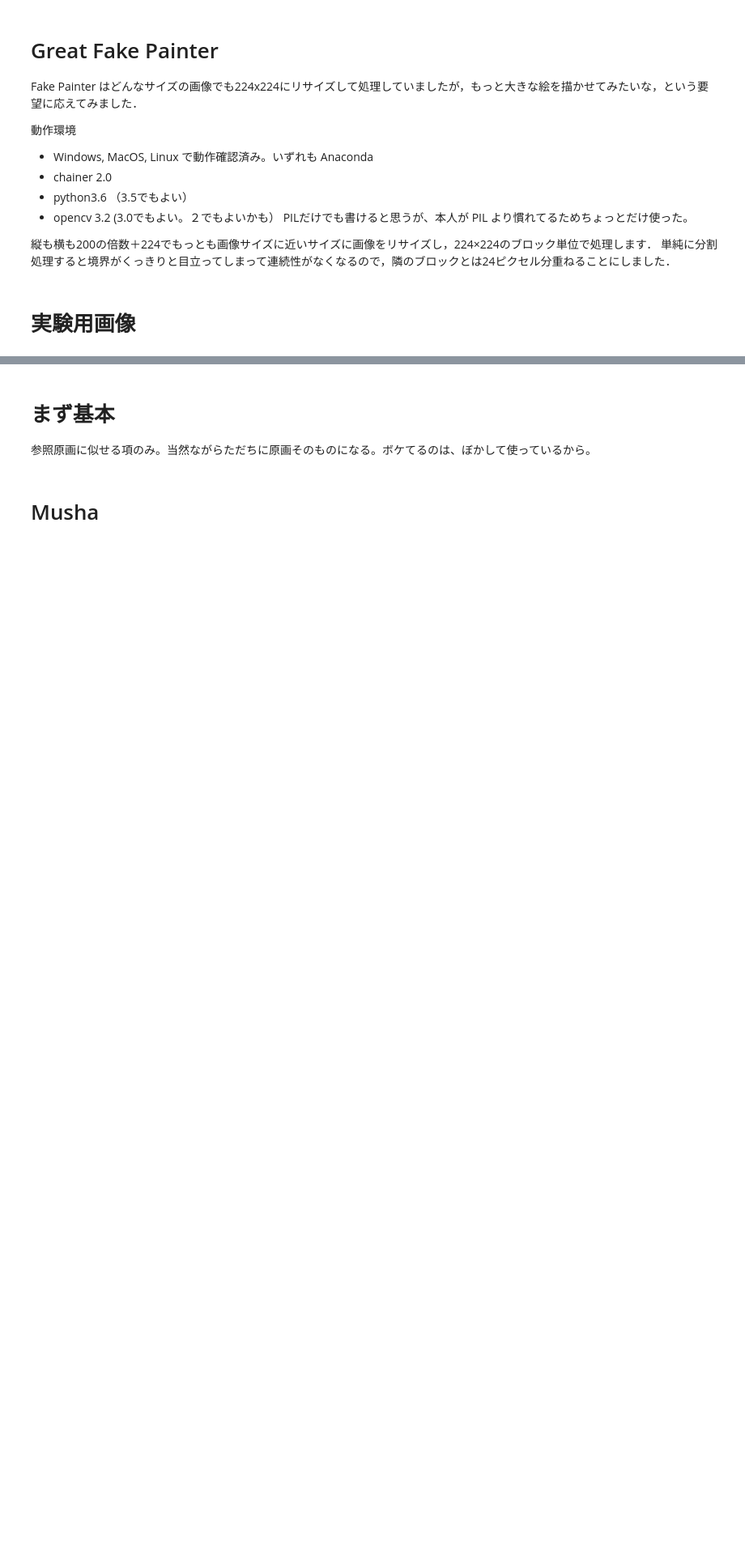
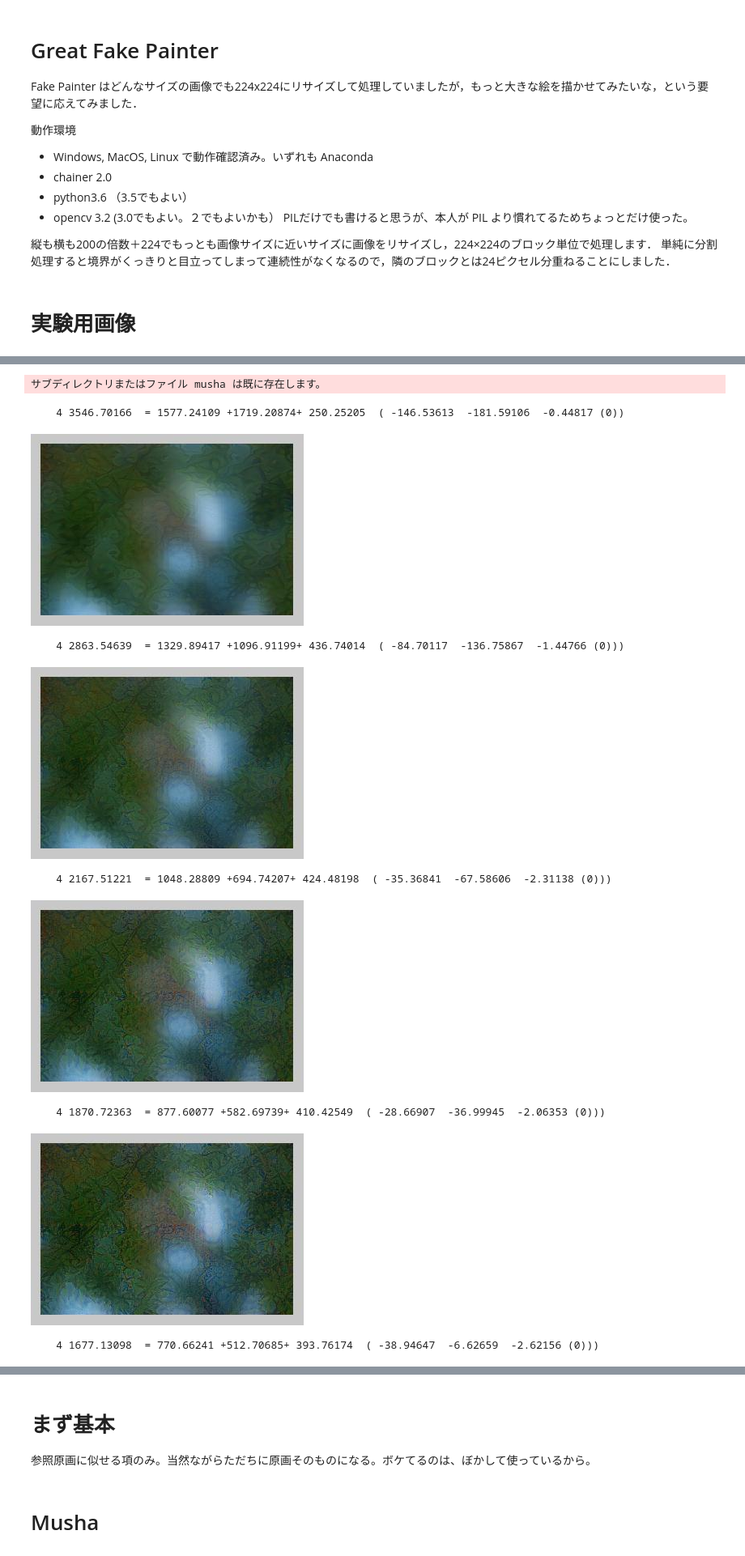
Before and after one commit to aquapathos/ChainerLesson, a Jupyter notebook: chainer/chainer-painter/Great Fake Painter.ipynb, the cells around one changed output, grey strips where cells are left out. Shown at 81% size. Saved outputs shown, nothing was run; the diff lists cells and outputs as text; code cells hidden in the pictures; blank space fills up the shorter version.

```diff
--- a/chainer/chainer-painter/Great Fake Painter.ipynb
+++ b/chainer/chainer-painter/Great Fake Painter.ipynb
@@ -258,10 +255,16 @@ def generate3(nn,oimg,style, steps=1,itr=100,cont=False,l1=['conv4_3','pool4'],
     # dlossliit: loss がこれ以上下がったら終わる
 
     # 描画対象画像の読み込み
-    Oimg = PIL.Image.open(oimg)  # 原画像
+    if type(oimg) == PIL.Image.Image: # 原画像
+        Oimg = oimg
+    else:
+        Oimg = getImage(oimg)
     (width,height) = Oimg.size   # 原画像のサイズ
     # スタイル画像をセット
-    styleimg = getImage(style)
+    if type(style) == PIL.Image.Image: #
+        styleimg = style
+    else:
+        styleimg = getImage(style)
 
     # Progress bar
     global progress0,progress1,progress2
@@ -340,6 +356,17 @@ img.resize(np.array(img.size)//3)
 # %%
-!mkdir ex0
-lr = np.float32(10.0) # 学習係数
-rr1 = np.float32(0.00)
-rr2 = np.float32(0.00)
-generate3(nn,"images/momiji.jpg","images/Mucha.png",steps=2,itr=3, fn="ex0")
+!mkdir musha
+lr = np.float32(1.5) # 学習係数
+rr1 = np.float32(0.1)
+rr2 = np.float32(0.5)
+generate3(nn,"images/momiji.jpg",mushaimg,steps=25,itr=5, fn="musha")
+# %% [output]
+サブディレクトリまたはファイル musha は既に存在します。
+    4 3546.70166  = 1577.24109 +1719.20874+ 250.25205  ( -146.53613  -181.59106  -0.44817 (0))
+[figure, added]
+    4 2863.54639  = 1329.89417 +1096.91199+ 436.74014  ( -84.70117  -136.75867  -1.44766 (0)))
+[figure, added]
+    4 2167.51221  = 1048.28809 +694.74207+ 424.48198  ( -35.36841  -67.58606  -2.31138 (0)))
+[figure, added]
+    4 1870.72363  = 877.60077 +582.69739+ 410.42549  ( -28.66907  -36.99945  -2.06353 (0)))
+[figure, added]
+    4 1677.13098  = 770.66241 +512.70685+ 393.76174  ( -38.94647  -6.62659  -2.62156 (0)))
```
Also changed, not shown: parts of 12 cells of this notebook.
